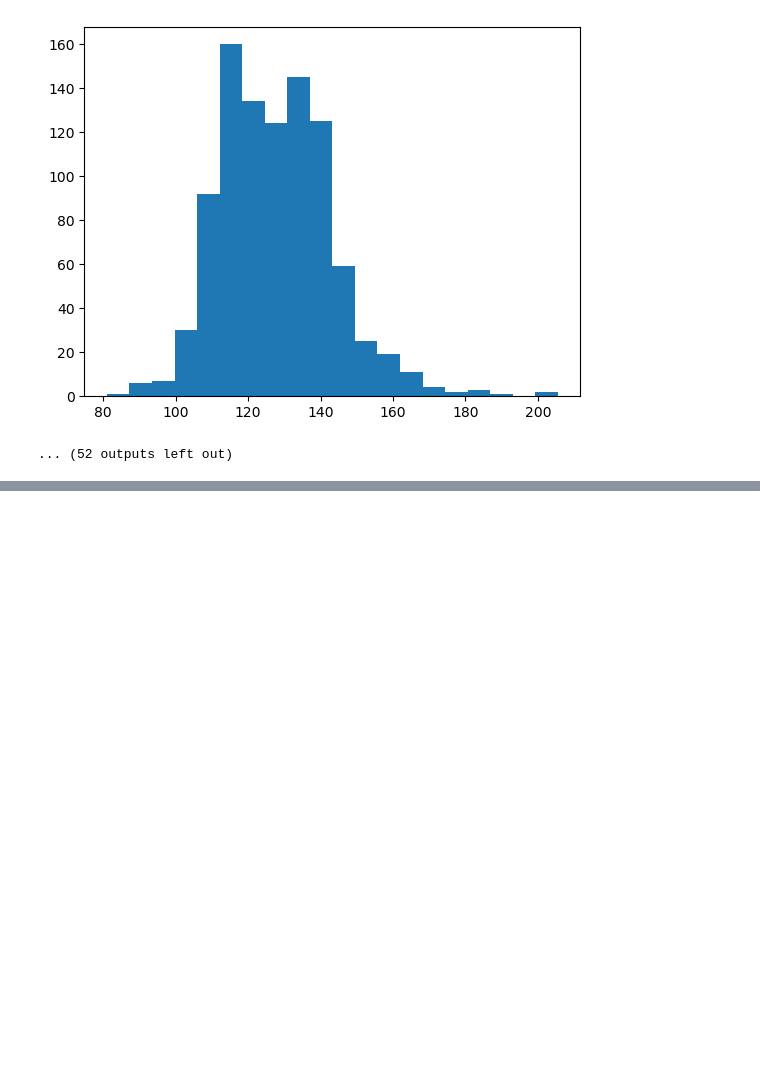
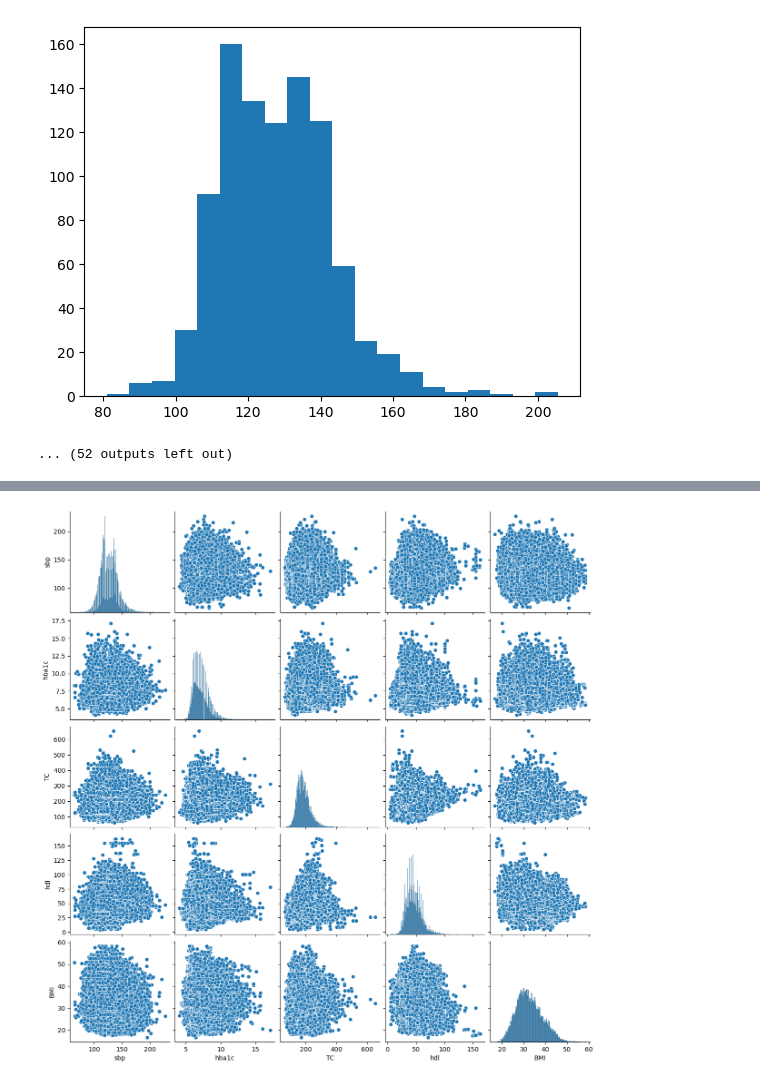
Before and after one commit to tian1327/Accord-RL, a Jupyter notebook: DOPE/BPClass/model.ipynb, the cells around one changed output, grey strips where cells are left out. Cells and saved outputs as stored; diff of their text form; code cells hidden in the pictures; blank space fills up the shorter version.

```diff
--- a/DOPE/BPClass/model.ipynb
+++ b/DOPE/BPClass/model.ipynb
@@ -559,0 +589,6 @@ df_action.shape = (950, 67)
+# %%
+import seaborn as sns
+sns.pairplot(df[['sbp','hba1c','TC','hdl', 'BMI']])
+plt.show()
+# %% [output]
+[figure, added]
```
Also changed, not shown: parts of 18 cells of this notebook, 2 other files.
